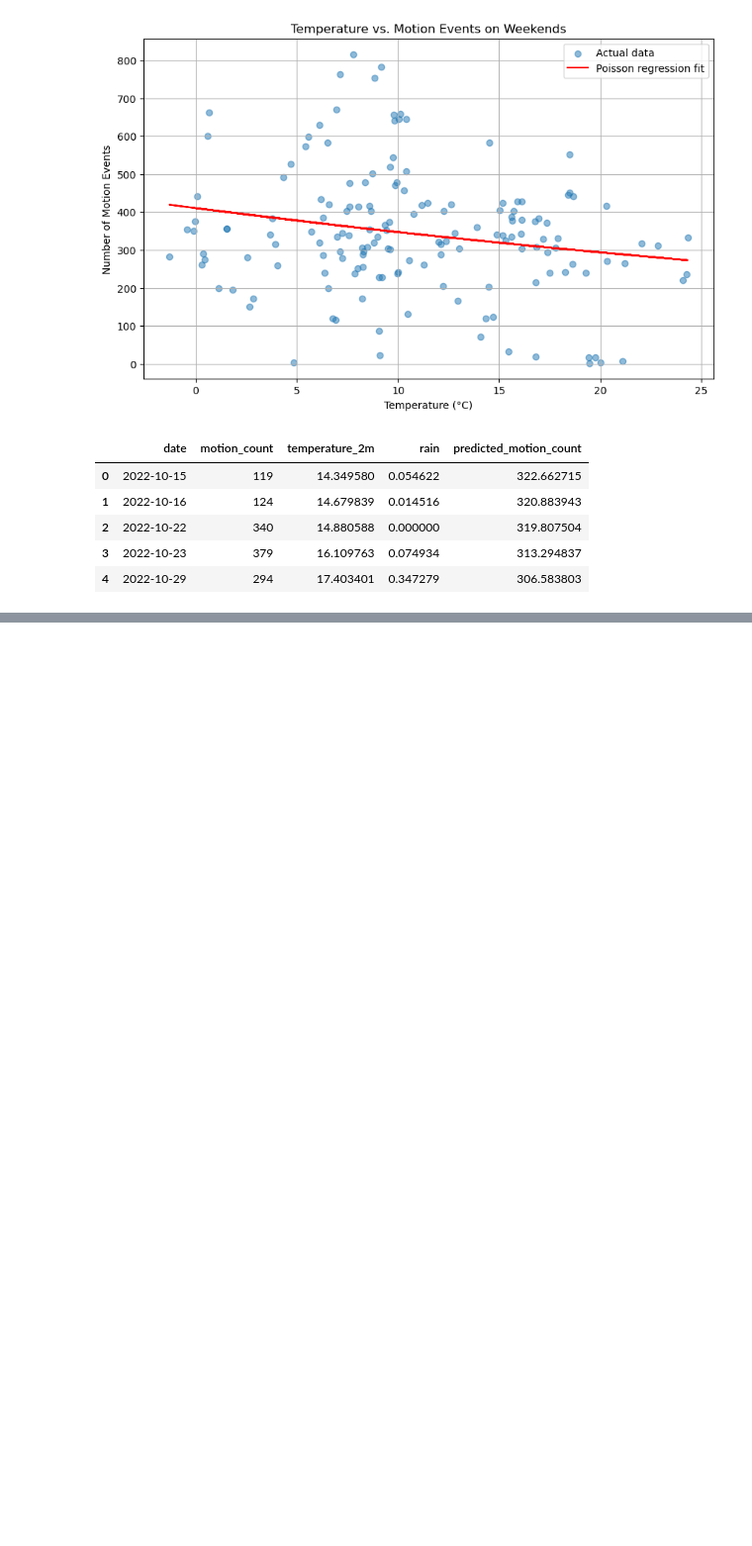
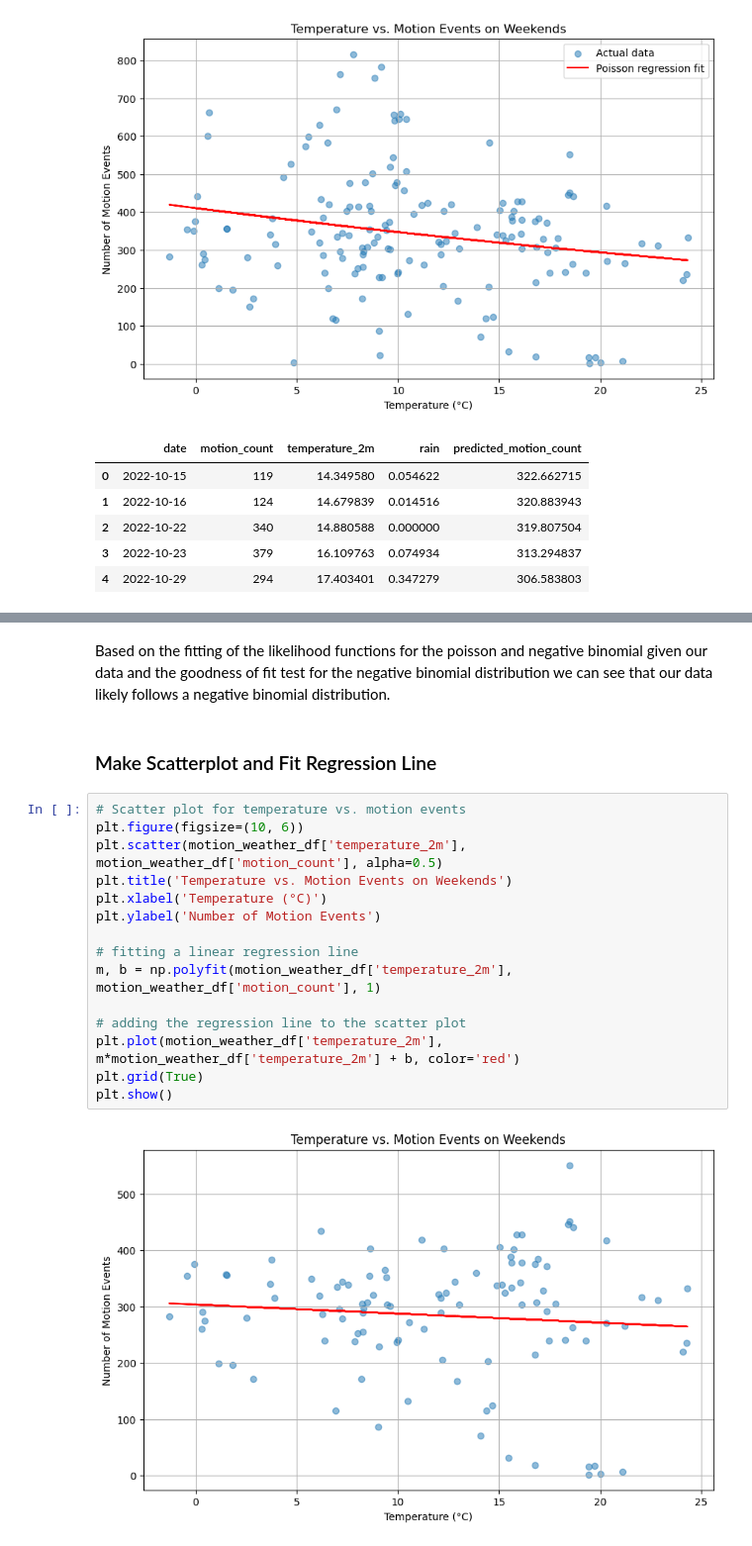
Before and after one commit to phipsrick/GA2024_1, a Jupyter notebook: report_temperature_and_motion.ipynb, the cells around one changed output, grey strips where cells are left out. Shown at 99% size. Drawn from its saved outputs; the diff is of its cells as text; blank space fills up the shorter version.

```diff
--- a/report_temperature_and_motion.ipynb
+++ b/report_temperature_and_motion.ipynb
@@ -118,0 +317,21 @@ plt.show()
+# %% [markdown]
+Based on the fitting of the likelihood functions for the poisson and negative binomial given our data and the goodness of fit test for the negative binomial distribution we can see that our data likely follows a negative binomial distribution.
+# %% [markdown]
+### Make Scatterplot and Fit Regression Line
+# %%
+# Scatter plot for temperature vs. motion events
+plt.figure(figsize=(10, 6))
+plt.scatter(motion_weather_df['temperature_2m'], motion_weather_df['motion_count'], alpha=0.5)
+plt.title('Temperature vs. Motion Events on Weekends')
+plt.xlabel('Temperature (°C)')
+plt.ylabel('Number of Motion Events')
+
+# fitting a linear regression line
+m, b = np.polyfit(motion_weather_df['temperature_2m'], motion_weather_df['motion_count'], 1)
+
+# adding the regression line to the scatter plot
+plt.plot(motion_weather_df['temperature_2m'], m*motion_weather_df['temperature_2m'] + b, color='red')
+plt.grid(True)
+plt.show()
+# %% [output]
+[figure, added]
```
Also changed, not shown: parts of 22 cells of this notebook.
